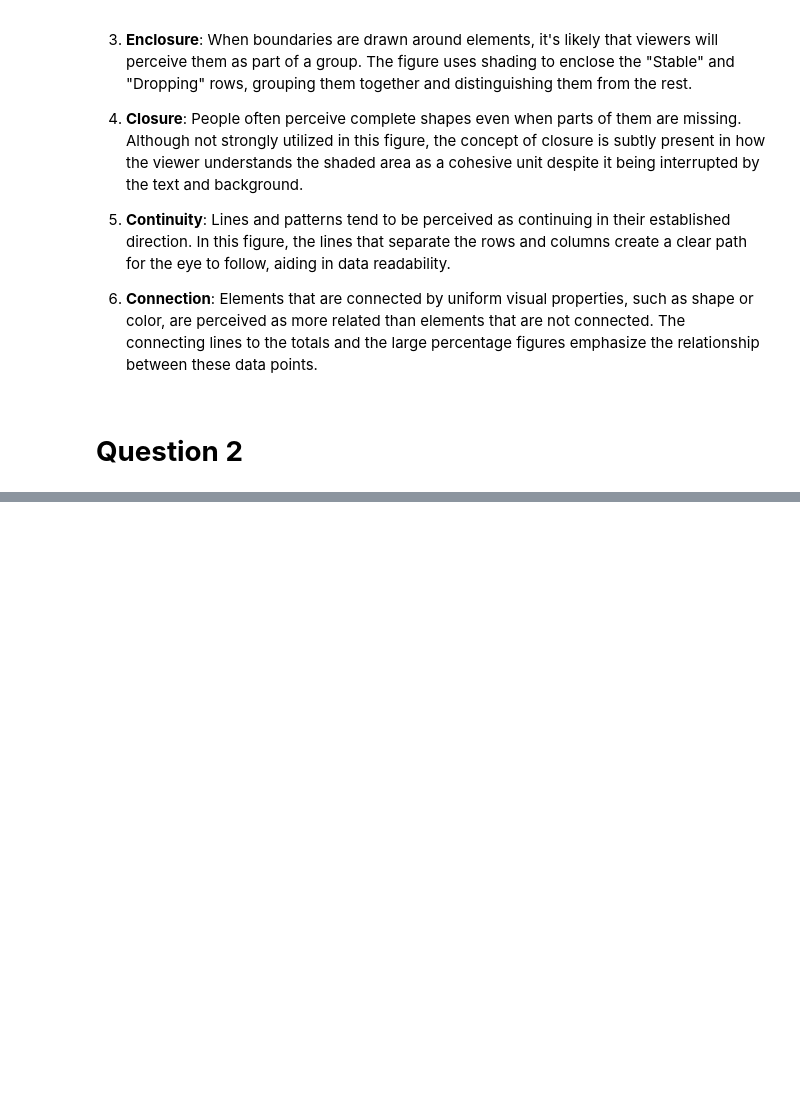
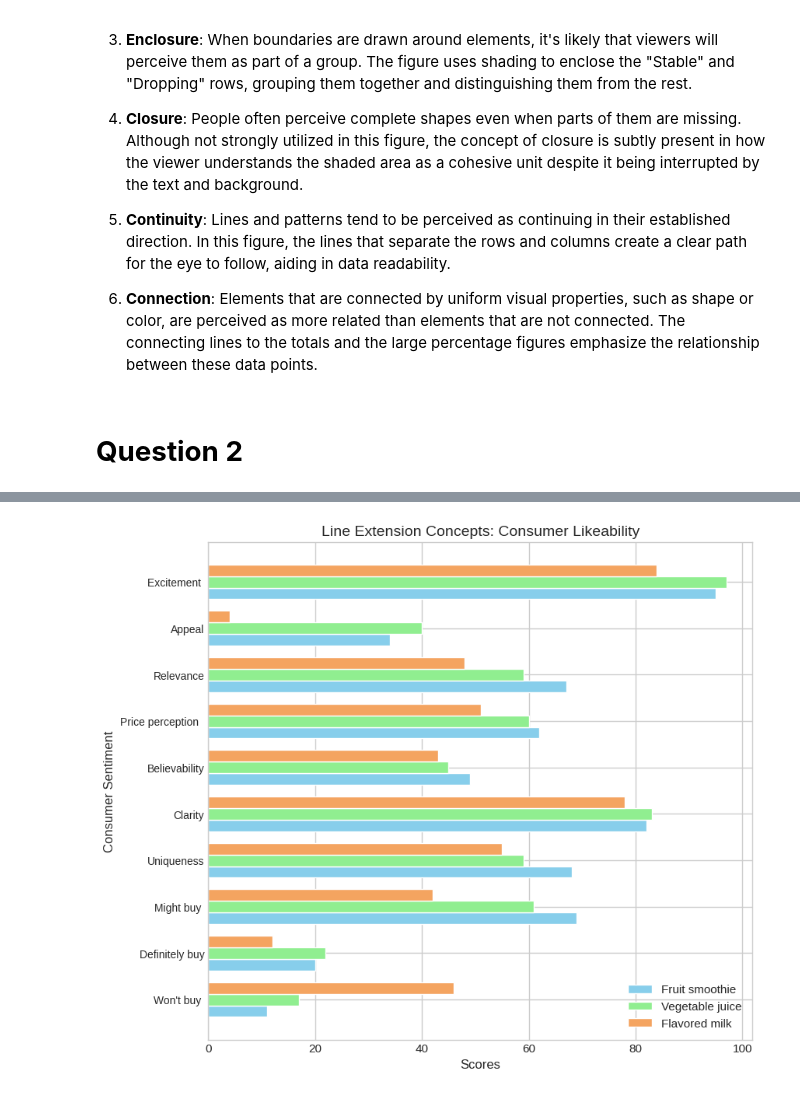
Before and after one commit to peyman886/Data_Visualization, a Jupyter notebook: HW2/Visualization_HW2.ipynb, the cells around one changed output, grey strips where cells are left out. Drawn from its saved outputs; the diff is of its cells as text; code cells hidden in the pictures; blank space fills up the shorter version.

```diff
--- a/HW2/Visualization_HW2.ipynb
+++ b/HW2/Visualization_HW2.ipynb
@@ -16,0 +115,40 @@
+# %%
+import matplotlib.pyplot as plt
+
+# Set the style for the plots
+plt.style.use('seaborn-whitegrid')
+
+# Create a figure and a set of subplots
+fig, ax = plt.subplots(figsize=(10, 8))
+
+# Define the x-axis and the labels from the dataframe
+x_labels = data['Unnamed: 0']
+indices = range(len(x_labels))
+bar_width = 0.25
+
+# Create bars for each product with a distinct color and an offset to separate them visually
+ax.barh(indices, data['Fruit smoothie'], height=bar_width, color='skyblue', label='Fruit smoothie')
+ax.barh([i + bar_width for i in indices], data['Vegetable juice'], height=bar_width, color='lightgreen', label='Vegetable juice')
+ax.barh([i + 2*bar_width for i in indices], data['Flavored milk'], height=bar_width, color='sandybrown', label='Flavored milk')
+
+# Add the x and y axis labels
+ax.set_xlabel('Scores', fontsize=12)
+ax.set_ylabel('Consumer Sentiment', fontsize=12)
+
+# Set the y-axis to display the labels with an additional offset to align them in the center of the grouped bars
+ax.set_yticks([i + bar_width for i in indices])
+ax.set_yticklabels(x_labels, fontsize=10)
+
+# Add some white space around the plot for clarity
+plt.subplots_adjust(left=0.2, right=0.9, top=0.9, bottom=0.1)
+
+# Add a legend to the plot
+ax.legend()
+
+# Add title to the plot
+ax.set_title('Line Extension Concepts: Consumer Likeability', fontsize=14)
+
+# Show the plot
+plt.show()
+# %% [output]
+[figure, added]
```
Also changed, not shown: parts of 11 cells of this notebook.
